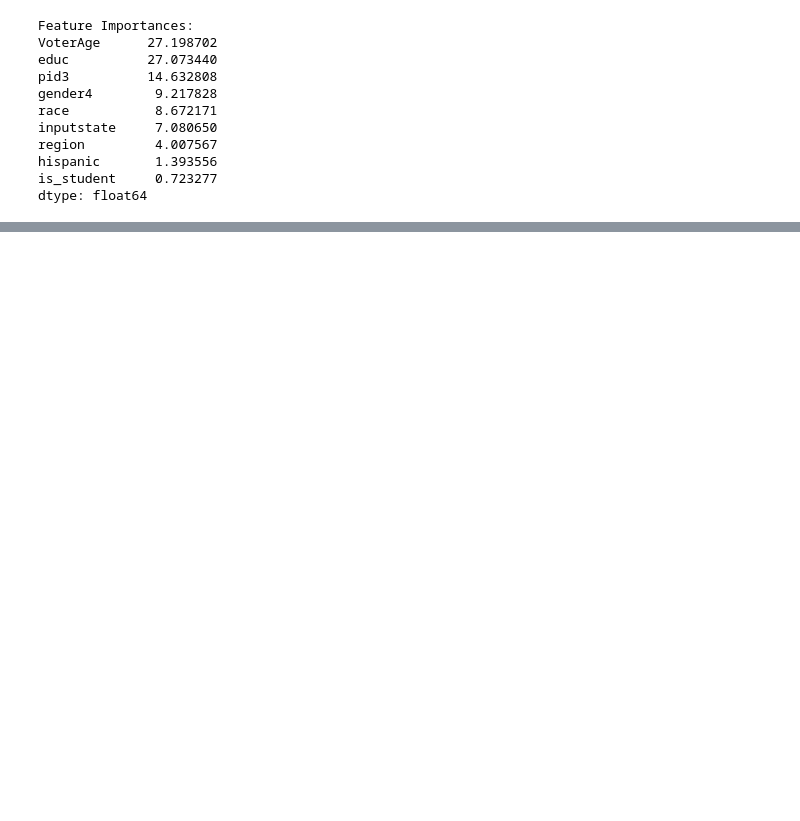
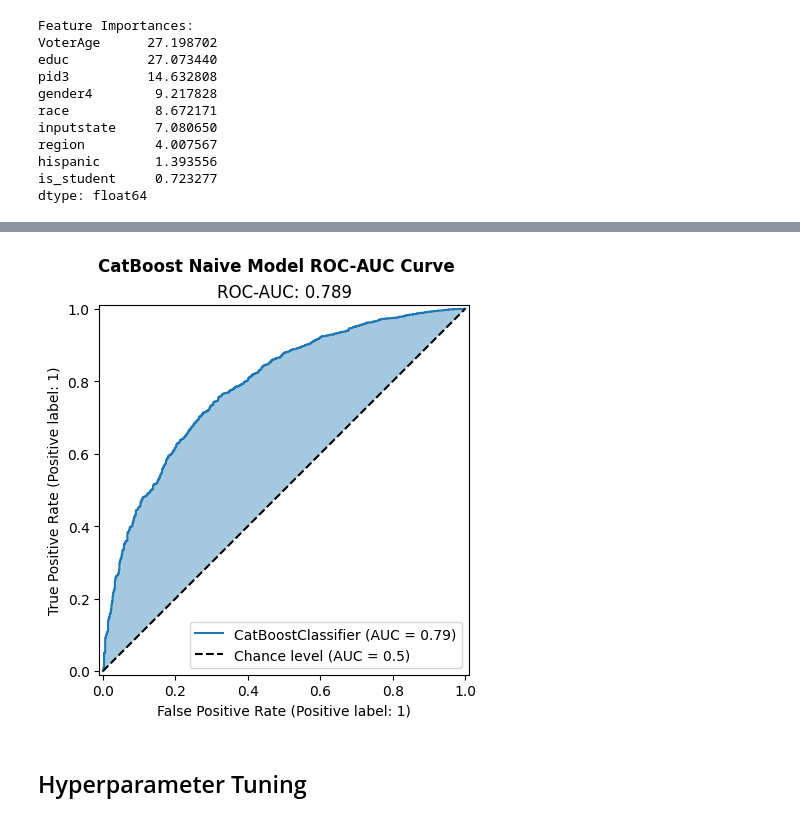
Before and after one commit to agtrinidad/s26-hnz-voter-predictors, a Jupyter notebook: g17_cierra_workspace.ipynb, the cells around one changed output, grey strips where cells are left out. Saved outputs shown, nothing was run; the diff lists cells and outputs as text; code cells hidden in the pictures; blank space fills up the shorter version.

```diff
--- a/g17_cierra_workspace.ipynb
+++ b/g17_cierra_workspace.ipynb
@@ -1231,0 +1350,7 @@ dtype: float64
+# %%
+# ROC curve
+roc_curve_display_ex(naive_model, X_test, y_test, "CatBoost Naive Model")
+# %% [output]
+[figure, added]
+# %% [markdown]
+## Hyperparameter Tuning
```
Also changed, not shown: parts of 55 cells of this notebook.
